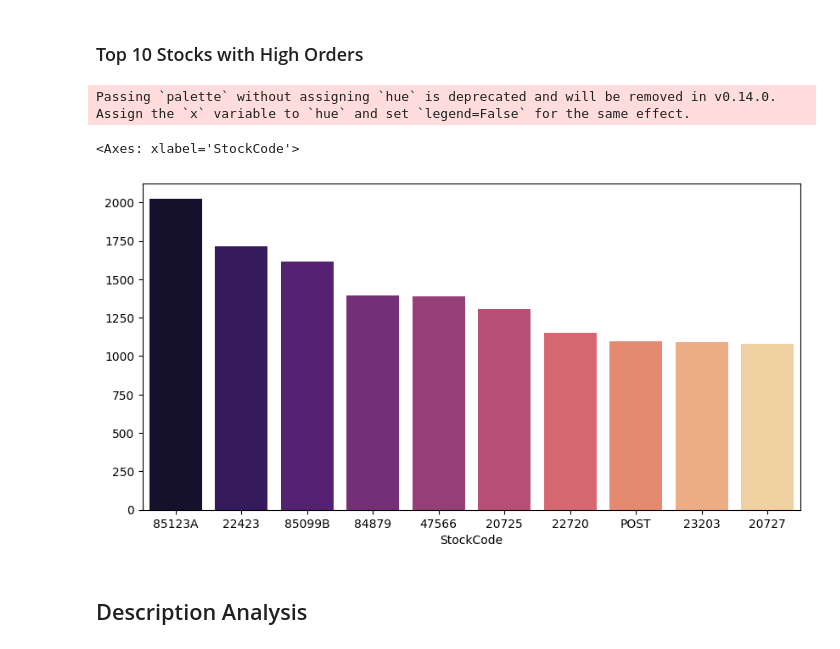
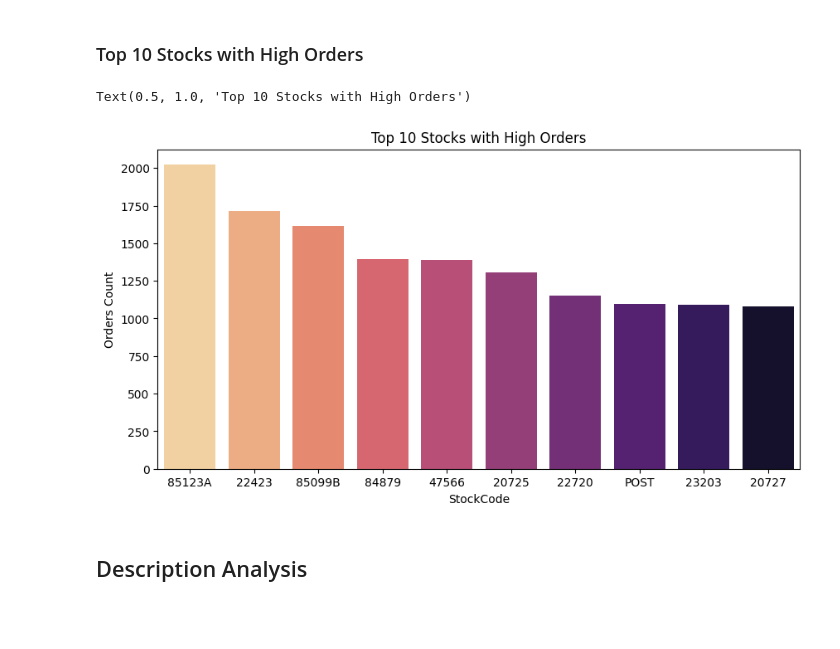
Before and after one commit to jack2000-dev/CLV-business-analysis, a Jupyter notebook: notebooks/main.ipynb, the cells around one changed output. Drawn from its saved outputs; the diff is of its cells as text; code cells hidden in the pictures; blank space fills up the shorter version.

```diff
--- a/notebooks/main.ipynb
+++ b/notebooks/main.ipynb
@@ -437,11 +458,18 @@ plt.show()
 # %%
 stockcode_counts = df_clean.StockCode.value_counts().sort_values(ascending = False).head(10)
 plt.figure(figsize=(10, 5))
-sns.barplot(x = stockcode_counts.index, y = stockcode_counts.values, palette = 'magma')
+sns.barplot(
+  x = stockcode_counts.index,
+  y = stockcode_counts.values,
+  hue = stockcode_counts.index,
+  palette = 'magma_r',
+  legend = False
+  )
+plt.ylabel('Orders Count')
+plt.title('Top 10 Stocks with High Orders')
 # %% [output]
-Passing `palette` without assigning `hue` is deprecated and will be removed in v0.14.0. Assign the `x` variable to `hue` and set `legend=False` for the same effect.
+Text(0.5, 1.0, 'Top 10 Stocks with High Orders')
-<Axes: xlabel='StockCode'>
-[figure, old version]
+[figure, new version]
 # %% [markdown]
 ## Description Analysis
 # %%
```
Also changed, not shown: parts of 18 cells of this notebook.
